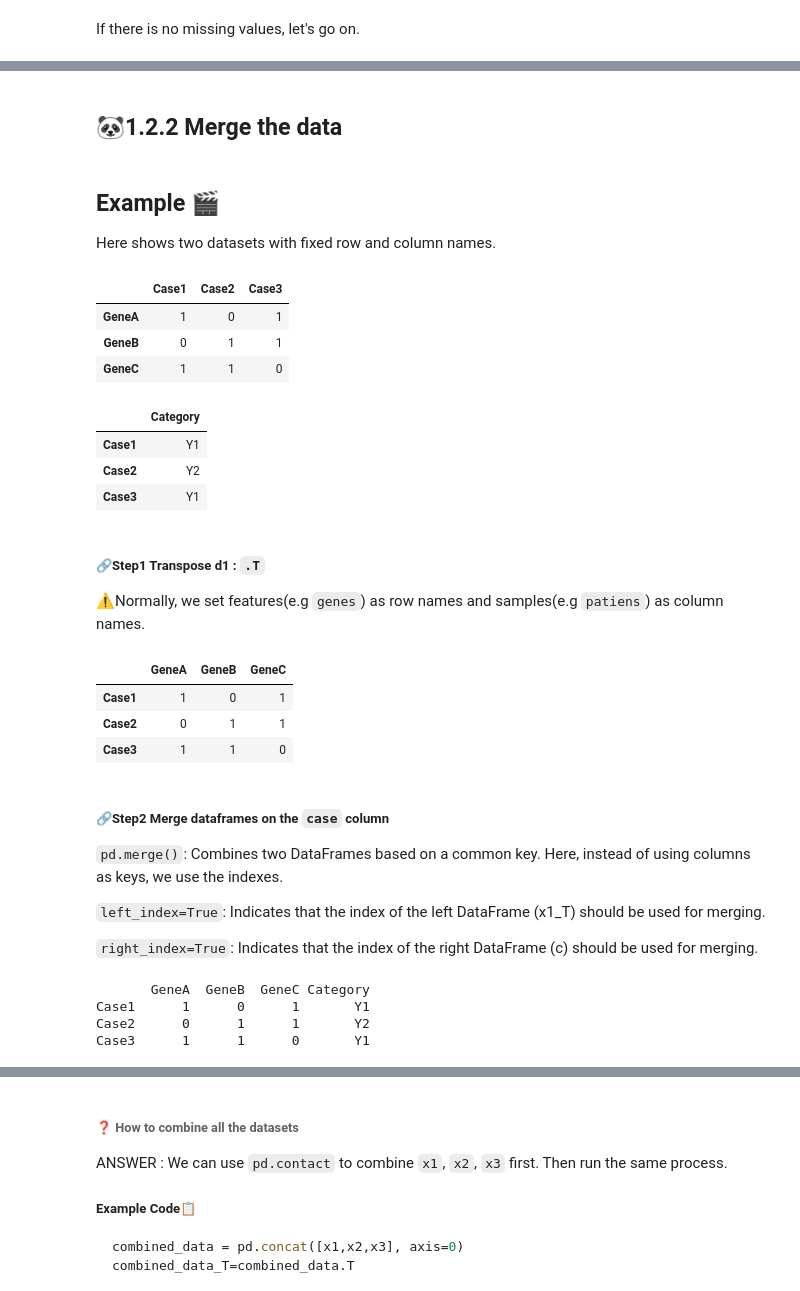
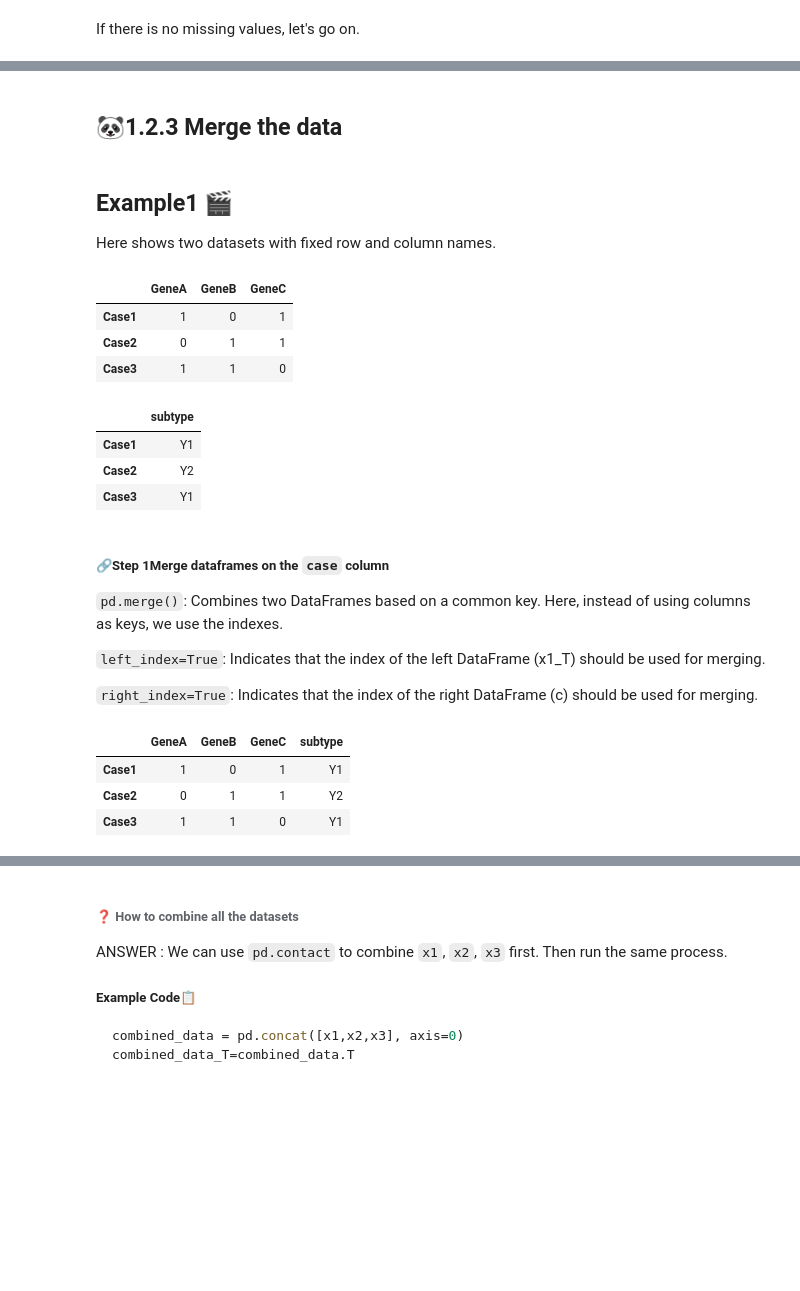
Before and after one commit to WanbingZeng/OMINEX, a Jupyter notebook: Chapeter 1 Data Loading and Preprocessing.ipynb, the cells around one changed output, grey strips where cells are left out. Saved outputs shown, nothing was run; the diff lists cells and outputs as text; code cells hidden in the pictures; blank space fills up the shorter version.

```diff
--- a/Chapeter 1 Data Loading and Preprocessing.ipynb
+++ b/Chapeter 1 Data Loading and Preprocessing.ipynb
@@ -208,47 +339,35 @@ If there is no missing values, let's go on.
 # %% [markdown]
-## 🐼1.2.2 Merge the data
+## 🐼1.2.3 Merge the data
 # %% [markdown]
-## Example 🎬
+## Example1 🎬
 Here shows two datasets with fixed row and column names.
 # %%
-data1 = {
-    'Case1': [1, 0, 1],
-    'Case2': [0, 1, 1],
-    'Case3': [1, 1, 0]
+data2 = {
+    'GeneA': [1, 0, 1],
+    'GeneB': [0, 1, 1],
+    'GeneC': [1, 1, 0]
 }
-d1 = pd.DataFrame(data1, index=['GeneA', 'GeneB', 'GeneC'])
-d1
+df2 = pd.DataFrame(data1, index=['Case1', 'Case2', 'Case3'])
+df2
 # %% [output]
-|  | Case1 | Case2 | Case3 |
-| GeneA | 1 | 0 | 1 |
-| GeneB | 0 | 1 | 1 |
-| GeneC | 1 | 1 | 0 |
+|  | GeneA | GeneB | GeneC |
+| Case1 | 1 | 0 | 1 |
+| Case2 | 0 | 1 | 1 |
+| Case3 | 1 | 1 | 0 |
 # %%
-# Create the second DataFrame (covariates)
+# Create the covariates subtypes DataFrame
 data_covariates = {
-    'Category': ['Y1','Y2', 'Y1'],
+    'subtype': ['Y1','Y2', 'Y1'],
 }
-c = pd.DataFrame(data_covariates, index=['Case1', 'Case2', 'Case3'])
-c
+df_c = pd.DataFrame(data_covariates, index=['Case1', 'Case2', 'Case3'])
+df_c
 # %% [output]
-|  | Category |
+|  | subtype |
 | Case1 | Y1 |
 | Case2 | Y2 |
 | Case3 | Y1 |
-# %% [markdown]
-##### 🔗Step1 Transpose d1 : `.T`
-⚠️Normally, we set features(e.g `genes`) as row names and samples(e.g `patiens`) as column names.
-# %%
-# Transpose x1 to match the column names of c
-d1_T=d1.T
-d1_T
-# %% [output]
-|  | GeneA | GeneB | GeneC |
-| Case1 | 1 | 0 | 1 |
-| Case2 | 0 | 1 | 1 |
-| Case3 | 1 | 1 | 0 |
 # %% [markdown]
-##### 🔗Step2 Merge dataframes on the `case` column
+##### 🔗Step 1Merge dataframes on the `case` column
 
 `pd.merge()`:  Combines two DataFrames based on a common key. Here, instead of using columns as keys, we use the indexes.
 
@@ -256,11 +375,11 @@ d1_T
 
 `right_index=True`: Indicates that the index of the right DataFrame (c) should be used for merging.
 # %%
-merged_data = pd.merge(d1_T, c, left_index=True,right_index=True)
+merged_data = pd.merge(df2, df_c, left_index=True,right_index=True)
 merged_data
 # %% [output]
-       GeneA  GeneB  GeneC Category
-Case1      1      0      1       Y1
-Case2      0      1      1       Y2
-Case3      1      1      0       Y1
+|  | GeneA | GeneB | GeneC | subtype |
+| Case1 | 1 | 0 | 1 | Y1 |
+| Case2 | 0 | 1 | 1 | Y2 |
+| Case3 | 1 | 1 | 0 | Y1 |
 # %% [markdown]
```
Also changed, not shown: parts of 28 cells of this notebook.
